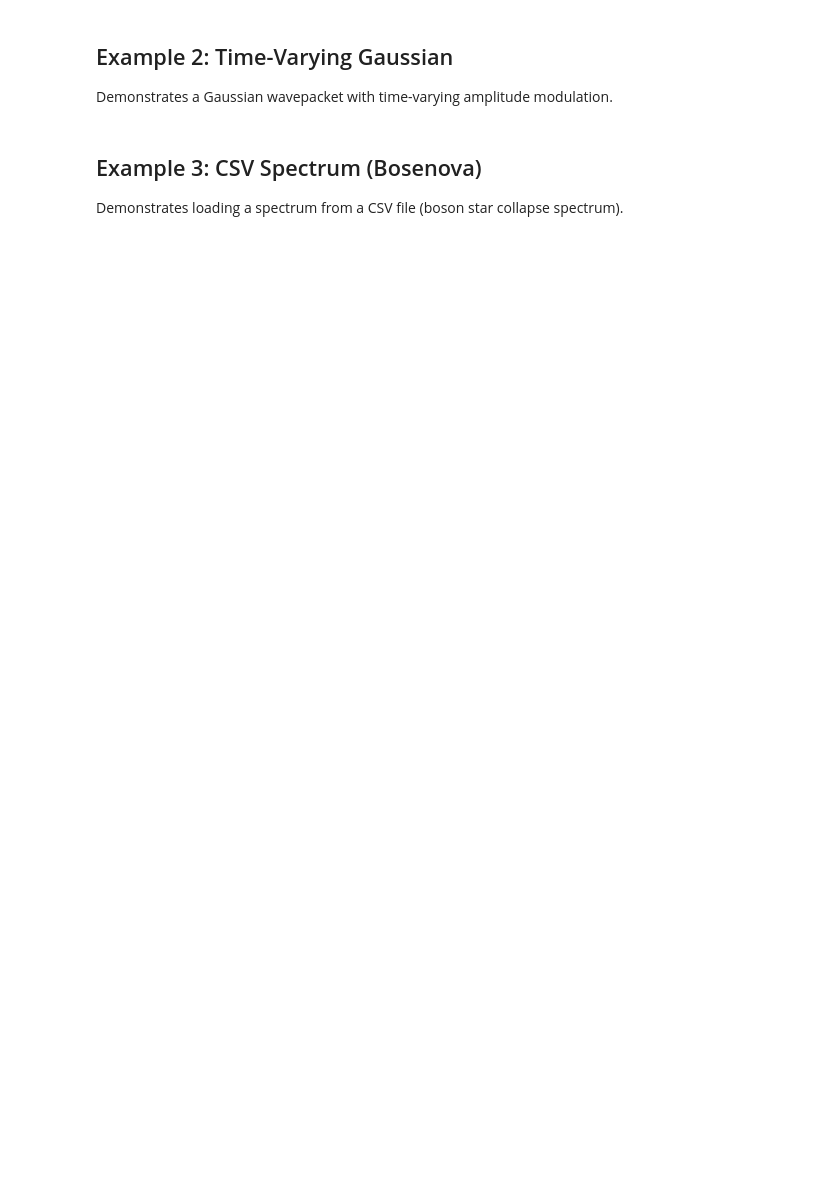
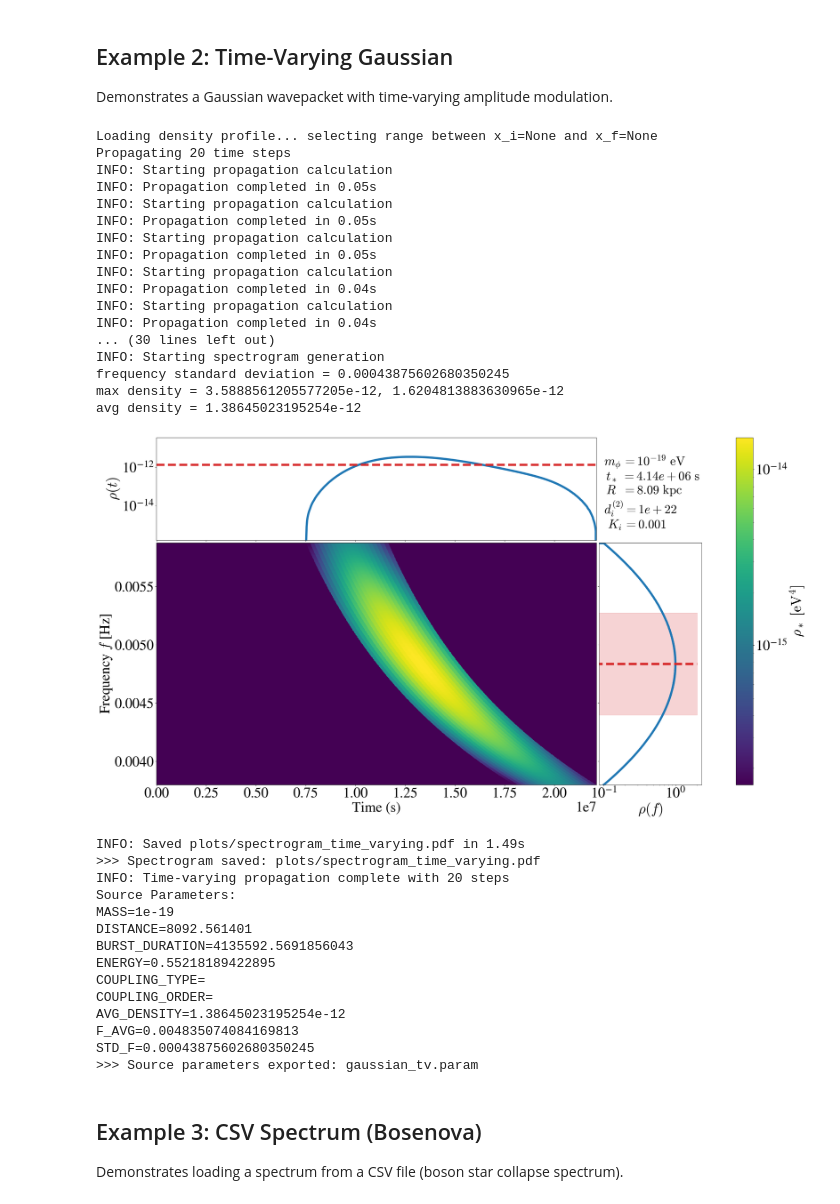
Before and after one commit to ccheung93/TransientPULSE, a Jupyter notebook: examples_propagation.ipynb, the cells around one changed output. Drawn from its saved outputs; the diff is of its cells as text; code cells hidden in the pictures; blank space fills up the shorter version.

```diff
--- a/examples_propagation.ipynb
+++ b/examples_propagation.ipynb
@@ -102,10 +131,10 @@ peak_momentum = 2e2 * mass       # Peak momentum
 delta_p = 20 * mass              # Gaussian width
 num_points = 1000                # Spectrum resolution
 N_time_steps = 20                # Number of time steps for amplitude modulation
-coupling = 1e20                  # Dilatonic coupling strength
+coupling = 1e22                  # Dilatonic coupling strength
 K = 1e-3                         # Energy density fraction
 density_num_points = 2000        # Density profile resolution
-N_points_spectrogram = 2000      # Spectrogram time steps
+N_points_spectrogram = 1000      # Spectrogram time steps
 param_filename = 'gaussian_tv.param'
 # %%
 burst_duration = 2 * np.pi * N_periods / (mass * SEC_TO_INEV)
@@ -128,34 +157,69 @@ time_windows = [(i * burst_duration * SEC_TO_INEV / N_time_steps, (i + 1) * burs
                 for i in range(N_time_steps)]
 
 time_varying = TimeVaryingSpectrum(base_gaussian, amplitude_profile, time_windows)
 
 # Configure and propagate
 physics = PhysicsConfig(mass=mass, coupling=coupling, K=K, burst_duration=burst_duration)
 propagation_config = PropagationConfig('data/Galactic_Density_Profile.csv', density_num_points=density_num_points)
 
 collection = WaveformCollection(time_varying, physics, propagation_config)
 results = collection.propagate_all(N_points_spectrogram=N_points_spectrogram, save_waveform=False)
 
 # Plot spectrogram
 R_kpc = (collection.density_profile[0][-1] - collection.density_profile[0][0]) / KPC_TO_INEV
 avg_density, f_avg, std_f, arrival_window = plot_spectrogram(
     N_points_spectrogram, results['t_min'], results['t_max'],
     results['E'], results['spectrogram'],
     filename='plots/spectrogram_time_varying.pdf',
     show=True,
     mass=mass,
     burst_duration=burst_duration,
-    distance=R_kpc
+    distance=R_kpc,
+    coupling=coupling,
+    K=K
 )
 print(">>> Spectrogram saved: plots/spectrogram_time_varying.pdf")
 
 logger.info(f"Time-varying propagation complete with {N_time_steps} steps")
 
 # Export source parameters for constraint plotting workflow
 R = collection.density_profile[0][-1] - collection.density_profile[0][0]
 export_source_parameters(avg_density, f_avg, std_f, burst_duration, R, mass, arrival_window=arrival_window,
                          to_file=True, filename=param_filename)
 print(f">>> Source parameters exported: {param_filename}")
+# %% [output]
+Loading density profile... selecting range between x_i=None and x_f=None
+Propagating 20 time steps
+INFO: Starting propagation calculation
+INFO: Propagation completed in 0.05s
+INFO: Starting propagation calculation
+INFO: Propagation completed in 0.05s
+INFO: Starting propagation calculation
+INFO: Propagation completed in 0.05s
+INFO: Starting propagation calculation
+INFO: Propagation completed in 0.04s
+INFO: Starting propagation calculation
+INFO: Propagation completed in 0.04s
+... (30 lines left out)
+INFO: Starting spectrogram generation
+frequency standard deviation = 0.00043875602680350245
+max density = 3.5888561205577205e-12, 1.6204813883630965e-12
+avg density = 1.38645023195254e-12
+[figure, added]
+INFO: Saved plots/spectrogram_time_varying.pdf in 1.49s
+>>> Spectrogram saved: plots/spectrogram_time_varying.pdf
+INFO: Time-varying propagation complete with 20 steps
+Source Parameters:
+MASS=1e-19
+DISTANCE=8092.561401
+BURST_DURATION=4135592.5691856043
+ENERGY=0.55218189422895
+COUPLING_TYPE=
+COUPLING_ORDER=
+AVG_DENSITY=1.38645023195254e-12
+F_AVG=0.004835074084169813
+STD_F=0.00043875602680350245
+>>> Source parameters exported: gaussian_tv.param
 # %% [markdown]
 ## Example 3: CSV Spectrum (Bosenova)
 
```
Also changed, not shown: parts of 4 cells of this notebook, 10 other files.
